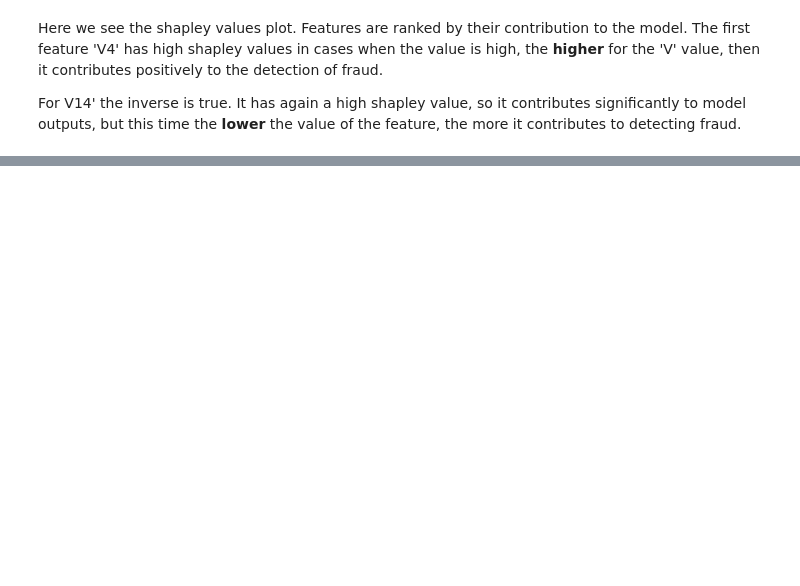
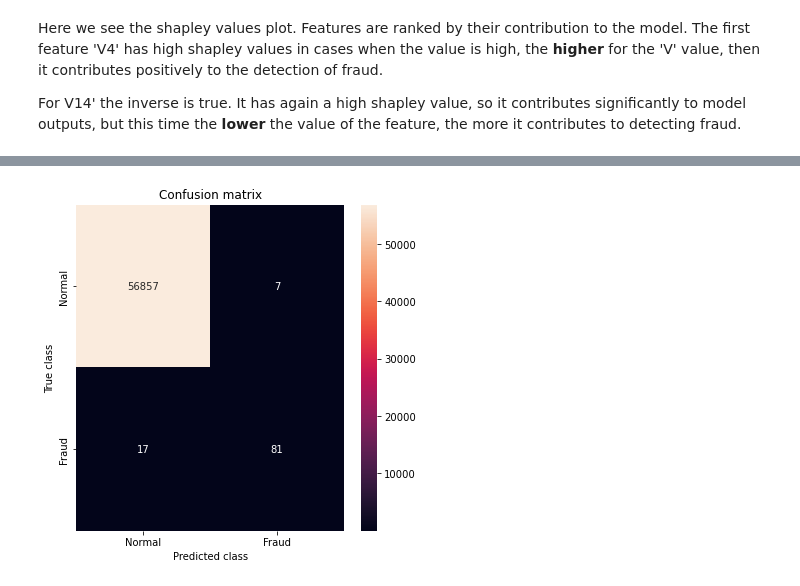
Before and after one commit to KirilAngelov/Fraud-Detection, a Jupyter notebook: detection.ipynb, the cells around one changed output, grey strips where cells are left out. Saved outputs shown, nothing was run; the diff lists cells and outputs as text; code cells hidden in the pictures; blank space fills up the shorter version.

Commit message:
Added XGBoost classification and performance metrics.

```diff
--- a/detection.ipynb
+++ b/detection.ipynb
@@ -229,0 +237,6 @@ For V14' the inverse is true. It has again a high shapley value, so it contribut
+# %%
+import  xgboost as xgb
+
+model_xgb = xgb.XGBClassifier()
+
+model_xgb.fit(X_train, y_train)
@@ -229,0 +255,6 @@ For V14' the inverse is true. It has again a high shapley value, so it contribut
+# %%
+y_pred_xgb = model_xgb.predict(X_test)
+# %%
+plot_confusion_matrix(y_test, y_pred_xgb)
+# %% [output]
+[figure, added]
```
Also changed, not shown: parts of 13 cells of this notebook.
